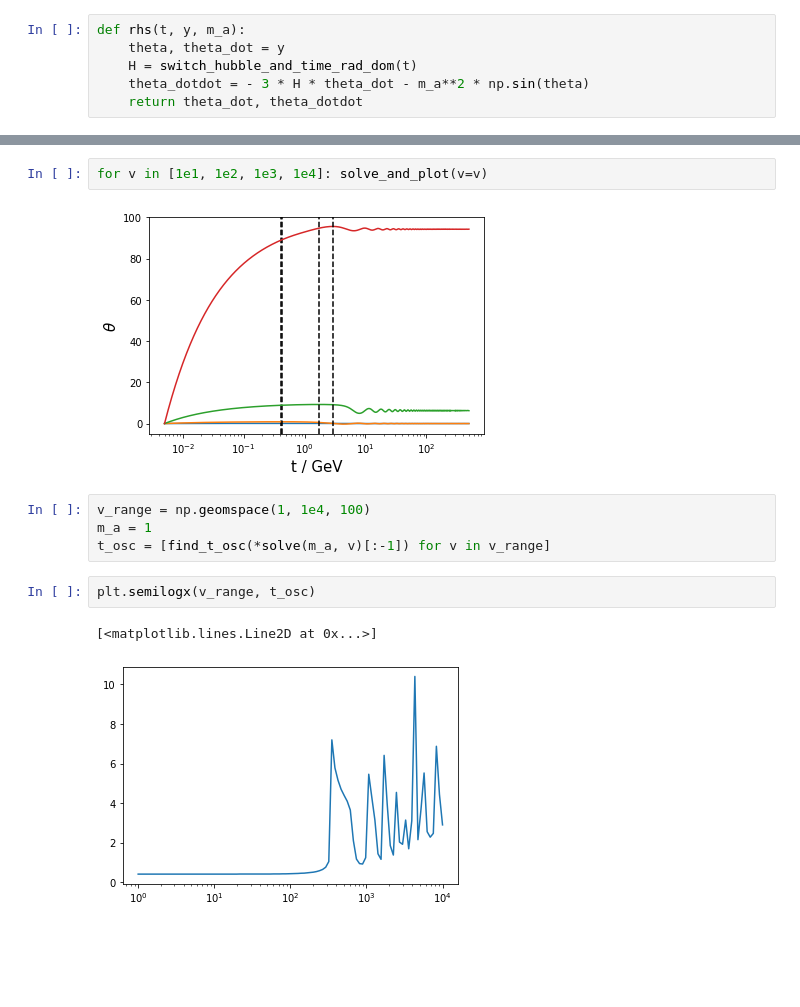
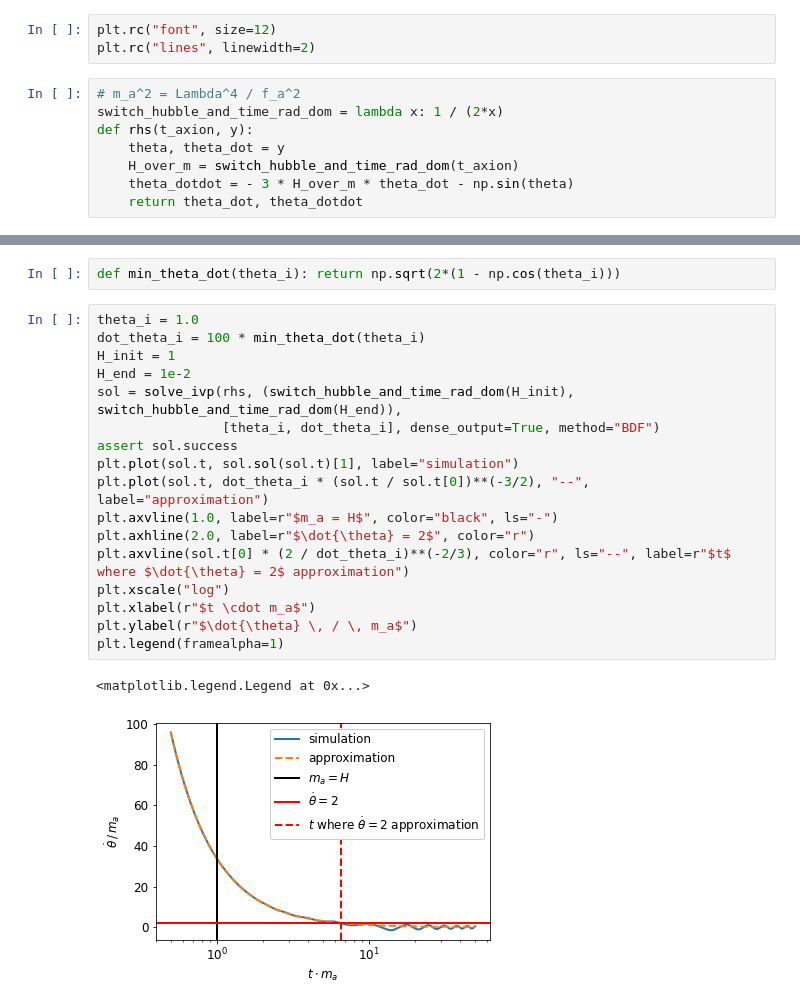
Before and after one commit to anna-jana/masters-project, a Jupyter notebook: experiments/kinetic_realignment.ipynb, the cells around one changed output, grey strips where cells are left out. Saved outputs shown, nothing was run; the diff lists cells and outputs as text; blank space fills up the shorter version.

```diff
--- a/experiments/kinetic_realignment.ipynb
+++ b/experiments/kinetic_realignment.ipynb
@@ -8,6 +4,11 @@ from common.cosmology import switch_hubble_and_time_rad_dom
+# %%
+plt.rc("font", size=12)
+plt.rc("lines", linewidth=2)
 # %%
-def rhs(t, y, m_a):
+# m_a^2 = Lambda^4 / f_a^2
+switch_hubble_and_time_rad_dom = lambda x: 1 / (2*x)
+def rhs(t_axion, y):
     theta, theta_dot = y
-    H = switch_hubble_and_time_rad_dom(t)
-    theta_dotdot = - 3 * H * theta_dot - m_a**2 * np.sin(theta)
+    H_over_m = switch_hubble_and_time_rad_dom(t_axion)
+    theta_dotdot = - 3 * H_over_m * theta_dot - np.sin(theta)
     return theta_dot, theta_dotdot
@@ -36,13 +15,22 @@ def solve_and_plot(m_a=1, v=1e4):
-# %%
-for v in [1e1, 1e2, 1e3, 1e4]: solve_and_plot(v=v)
-# %% [output]
-[figure, removed]
-# %%
-v_range = np.geomspace(1, 1e4, 100)
-m_a = 1
-t_osc = [find_t_osc(*solve(m_a, v)[:-1]) for v in v_range]
-# %%
-plt.semilogx(v_range, t_osc)
-# %% [output]
-[<matplotlib.lines.Line2D at 0x...>]
-[figure, removed]
+# %%
+def min_theta_dot(theta_i): return np.sqrt(2*(1 - np.cos(theta_i)))
+# %%
+theta_i = 1.0
+dot_theta_i = 100 * min_theta_dot(theta_i)
+H_init = 1
+H_end = 1e-2
+sol = solve_ivp(rhs, (switch_hubble_and_time_rad_dom(H_init), switch_hubble_and_time_rad_dom(H_end)),
+                [theta_i, dot_theta_i], dense_output=True, method="BDF")
+assert sol.success
+plt.plot(sol.t, sol.sol(sol.t)[1], label="simulation")
+plt.plot(sol.t, dot_theta_i * (sol.t / sol.t[0])**(-3/2), "--", label="approximation")
+plt.axvline(1.0, label=r"$m_a = H$", color="black", ls="-")
+plt.axhline(2.0, label=r"$\dot{\theta} = 2$", color="r")
+plt.axvline(sol.t[0] * (2 / dot_theta_i)**(-2/3), color="r", ls="--", label=r"$t$ where $\dot{\theta} = 2$ approximation")
+plt.xscale("log")
+plt.xlabel(r"$t \cdot m_a$")
+plt.ylabel(r"$\dot{\theta} \, / \, m_a$")
+plt.legend(framealpha=1)
+# %% [output]
+<matplotlib.legend.Legend at 0x...>
+[figure, added]
```
Also changed, not shown: parts of 4 cells of this notebook, 4 other files.
